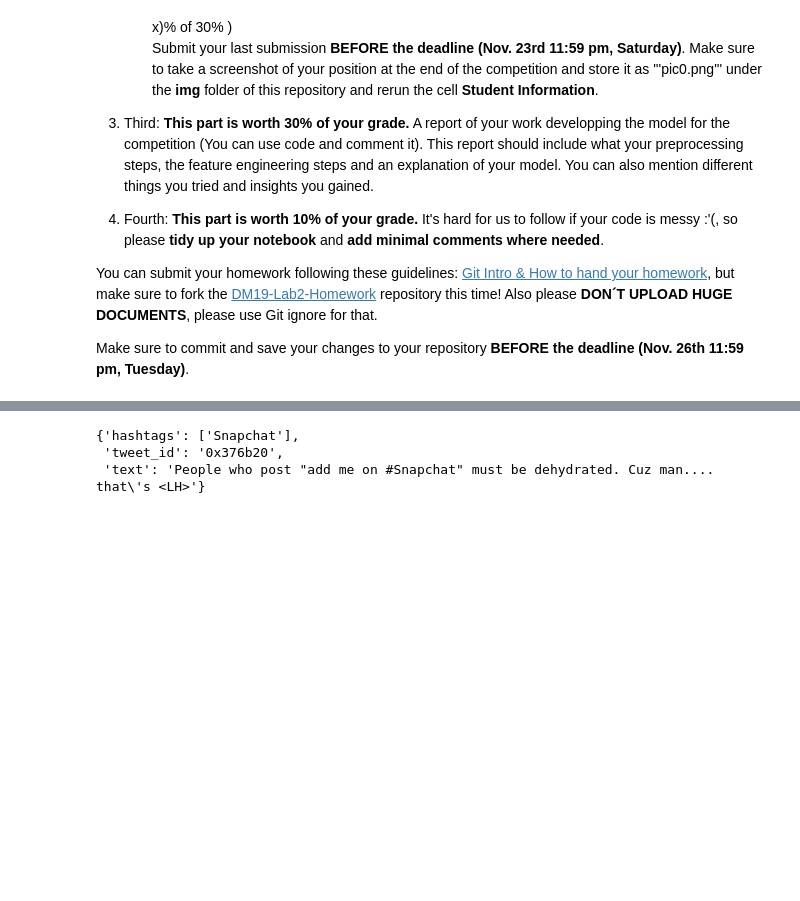
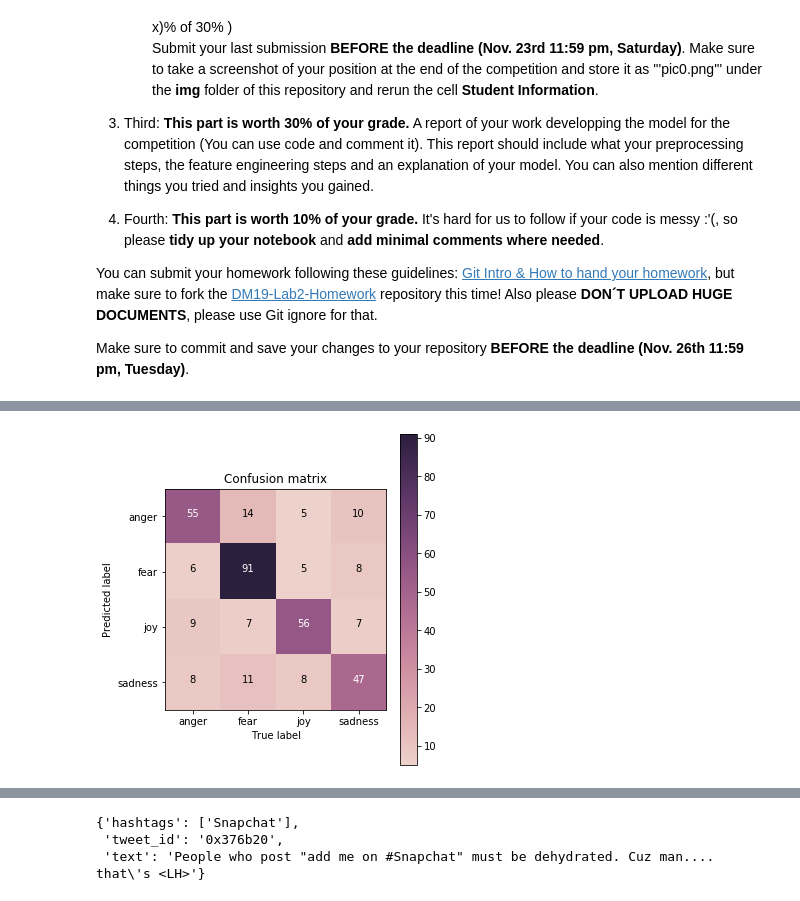
Before and after one commit to kevin810323/DM19-Lab2-Homework, a Jupyter notebook: DM19-Lab2-Homework.ipynb, the cells around one changed output, grey strips where cells are left out. Cells and saved outputs as stored; diff of their text form; code cells hidden in the pictures; blank space fills up the shorter version.

```diff
--- a/DM19-Lab2-Homework.ipynb
+++ b/DM19-Lab2-Homework.ipynb
@@ -39,0 +123,19 @@ Make sure to commit and save your changes to your repository __BEFORE the deadli
+# %%
+from sklearn.tree import DecisionTreeClassifier
+
+# for a classificaiton problem, both training & testing data are needed
+X_train = BOW_500.transform(train_df['text'])
+y_train = train_df['emotion']
+
+X_test = BOW_500.transform(test_df['text'])
+y_test = test_df['emotion']
+# %%
+## build DecisionTree model
+DT_model = DecisionTreeClassifier(random_state=0)
+
+## training!
+DT_model = DT_model.fit(X_train, y_train)
+
+## prediction!
+y_train_pred = DT_model.predict(X_train)
+y_test_pred = DT_model.predict(X_test)
@@ -39,0 +200,12 @@ Make sure to commit and save your changes to your repository __BEFORE the deadli
+# %%
+from sklearn.naive_bayes import MultinomialNB
+
+## build Naive Bayes model
+NB_model = MultinomialNB()
+
+## training!
+NB_model = NB_model.fit(X_train, y_train)
+
+## prediction!
+y_train_pred = NB_model.predict(X_train)
+y_test_pred = NB_model.predict(X_test)
@@ -39,0 +240,8 @@ Make sure to commit and save your changes to your repository __BEFORE the deadli
+# %%
+# plot the confusion matrix
+cm = confusion_matrix(y_true=y_test, y_pred=y_test_pred)
+
+my_tags = ['anger', 'fear', 'joy', 'sadness']
+plot_confusion_matrix(cm, classes=my_tags, title='Confusion matrix')
+# %% [output]
+[figure, added]
```
Also changed, not shown: parts of 70 cells of this notebook.
